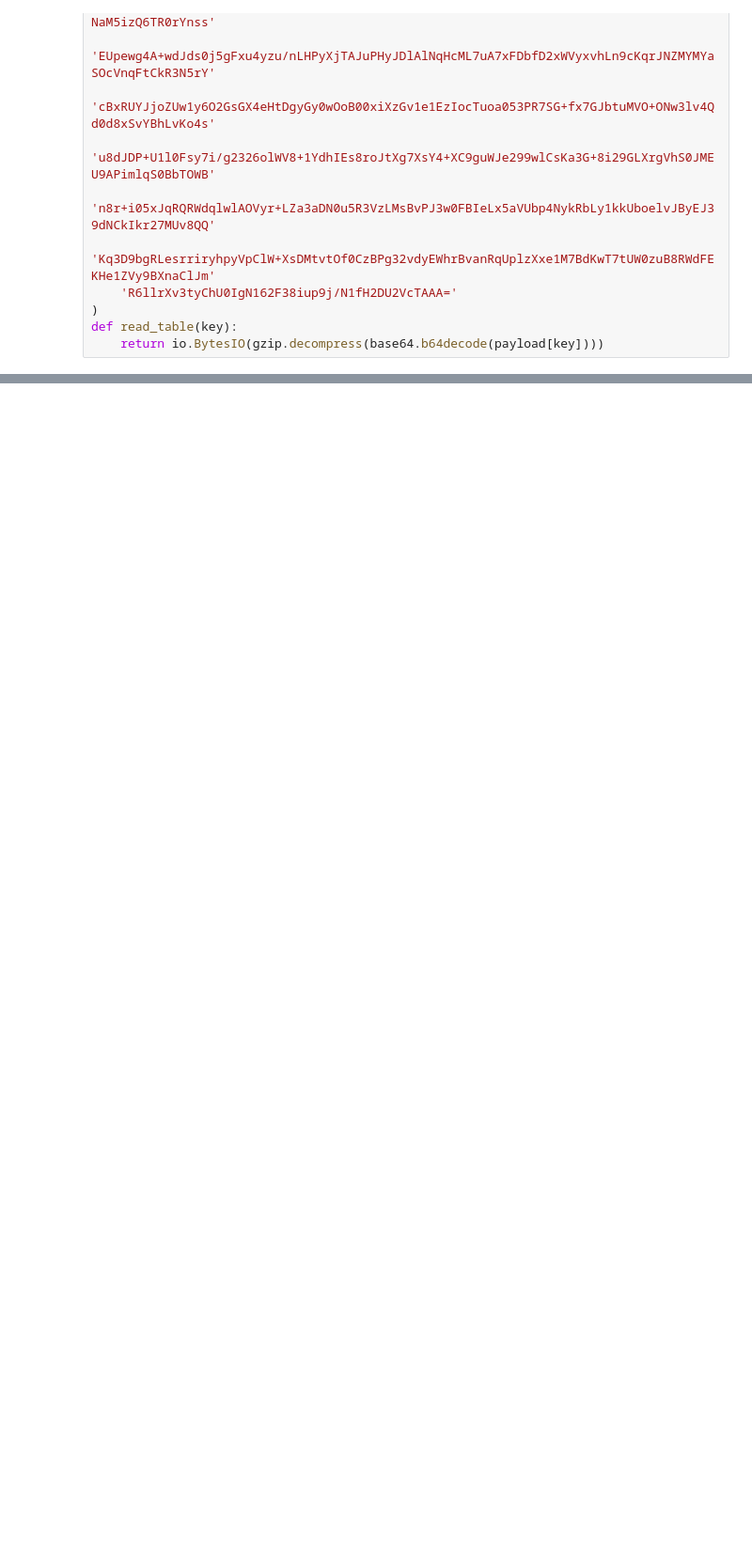
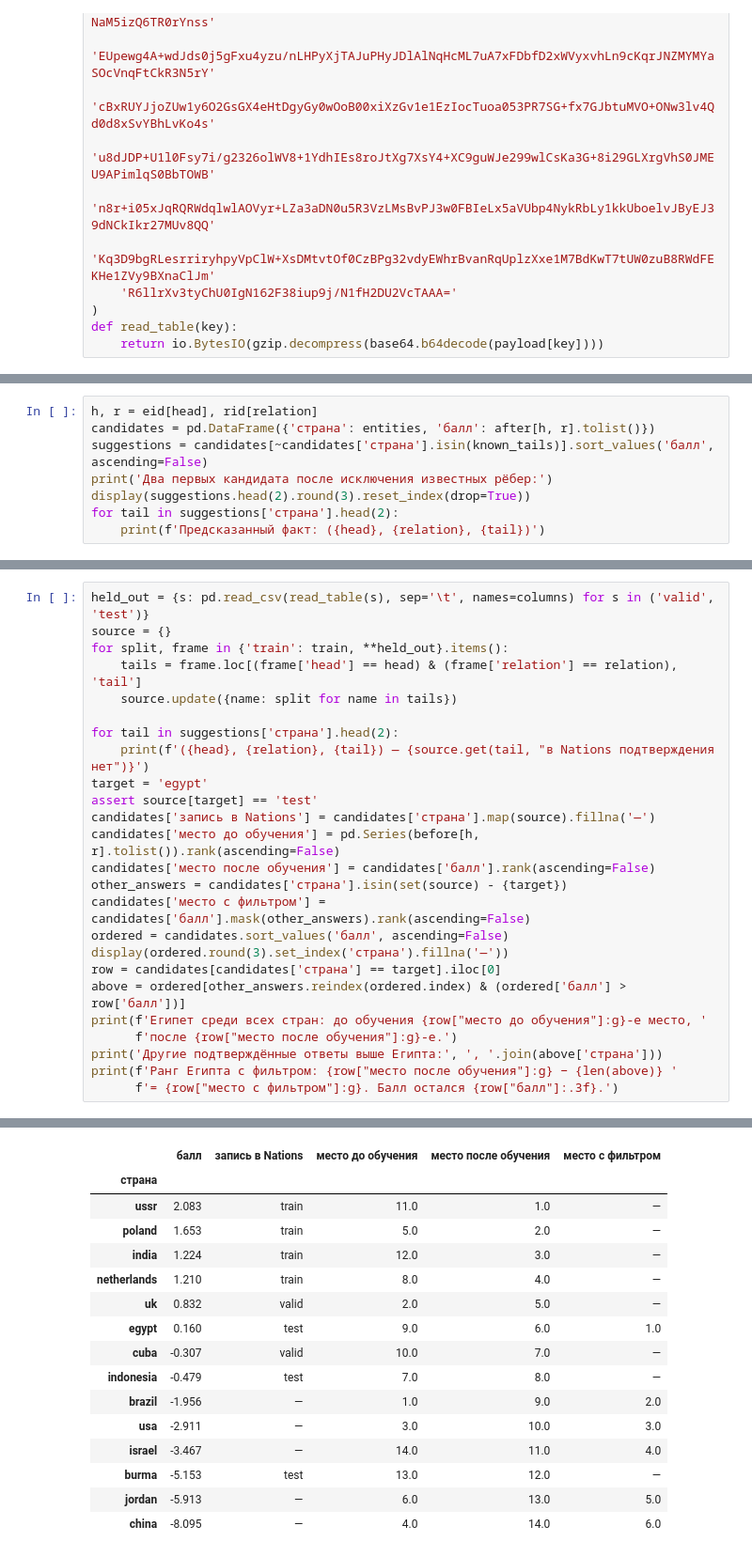
Before and after one commit to rustam-azimov/gnn-course-itmo, a Jupyter notebook: practice/practice06_knowledge_graphs.ipynb, the cells around one changed output, grey strips where cells are left out. Shown at 94% size. Saved outputs shown, nothing was run; the diff lists cells and outputs as text; blank space fills up the shorter version.

```diff
--- a/practice/practice06_knowledge_graphs.ipynb
+++ b/practice/practice06_knowledge_graphs.ipynb
@@ -369,0 +243,8 @@ DistMult: прямой балл -3.869, при перестановке стра
+# %%
+h, r = eid[head], rid[relation]
+candidates = pd.DataFrame({'страна': entities, 'балл': after[h, r].tolist()})
+suggestions = candidates[~candidates['страна'].isin(known_tails)].sort_values('балл', ascending=False)
+print('Два первых кандидата после исключения известных рёбер:')
+display(suggestions.head(2).round(3).reset_index(drop=True))
+for tail in suggestions['страна'].head(2):
+    print(f'Предсказанный факт: ({head}, {relation}, {tail})')
@@ -369,0 +264,26 @@ DistMult: прямой балл -3.869, при перестановке стра
+# %%
+held_out = {s: pd.read_csv(read_table(s), sep='\t', names=columns) for s in ('valid', 'test')}
+source = {}
+for split, frame in {'train': train, **held_out}.items():
+    tails = frame.loc[(frame['head'] == head) & (frame['relation'] == relation), 'tail']
+    source.update({name: split for name in tails})
+
+for tail in suggestions['страна'].head(2):
+    print(f'({head}, {relation}, {tail}) — {source.get(tail, "в Nations подтверждения нет")}')
+target = 'egypt'
+assert source[target] == 'test'
+candidates['запись в Nations'] = candidates['страна'].map(source).fillna('—')
+candidates['место до обучения'] = pd.Series(before[h, r].tolist()).rank(ascending=False)
+candidates['место после обучения'] = candidates['балл'].rank(ascending=False)
+other_answers = candidates['страна'].isin(set(source) - {target})
+candidates['место с фильтром'] = candidates['балл'].mask(other_answers).rank(ascending=False)
+ordered = candidates.sort_values('балл', ascending=False)
+display(ordered.round(3).set_index('страна').fillna('—'))
+row = candidates[candidates['страна'] == target].iloc[0]
+above = ordered[other_answers.reindex(ordered.index) & (ordered['балл'] > row['балл'])]
+print(f'Египет среди всех стран: до обучения {row["место до обучения"]:g}-е место, '
+      f'после {row["место после обучения"]:g}-е.')
+print('Другие подтверждённые ответы выше Египта:', ', '.join(above['страна']))
+print(f'Ранг Египта с фильтром: {row["место после обучения"]:g} − {len(above)} '
+      f'= {row["место с фильтром"]:g}. Балл остался {row["балл"]:.3f}.')
+# %% [output]
@@ -369,0 +292,16 @@ DistMult: прямой балл -3.869, при перестановке стра
+|  | балл | запись в Nations | место до обучения | место после обучения | место с фильтром |
+| страна |  |  |  |  |  |
+| ussr | 2.083 | train | 11.0 | 1.0 | — |
+| poland | 1.653 | train | 5.0 | 2.0 | — |
+| india | 1.224 | train | 12.0 | 3.0 | — |
+| netherlands | 1.210 | train | 8.0 | 4.0 | — |
+| uk | 0.832 | valid | 2.0 | 5.0 | — |
+| egypt | 0.160 | test | 9.0 | 6.0 | 1.0 |
+| cuba | -0.307 | valid | 10.0 | 7.0 | — |
+| indonesia | -0.479 | test | 7.0 | 8.0 | — |
+| brazil | -1.956 | — | 1.0 | 9.0 | 2.0 |
+| usa | -2.911 | — | 3.0 | 10.0 | 3.0 |
+| israel | -3.467 | — | 14.0 | 11.0 | 4.0 |
+| burma | -5.153 | test | 13.0 | 12.0 | — |
+| jordan | -5.913 | — | 6.0 | 13.0 | 5.0 |
+| china | -8.095 | — | 4.0 | 14.0 | 6.0 |
```
Also changed, not shown: parts of 26 cells of this notebook, 3 other files.
